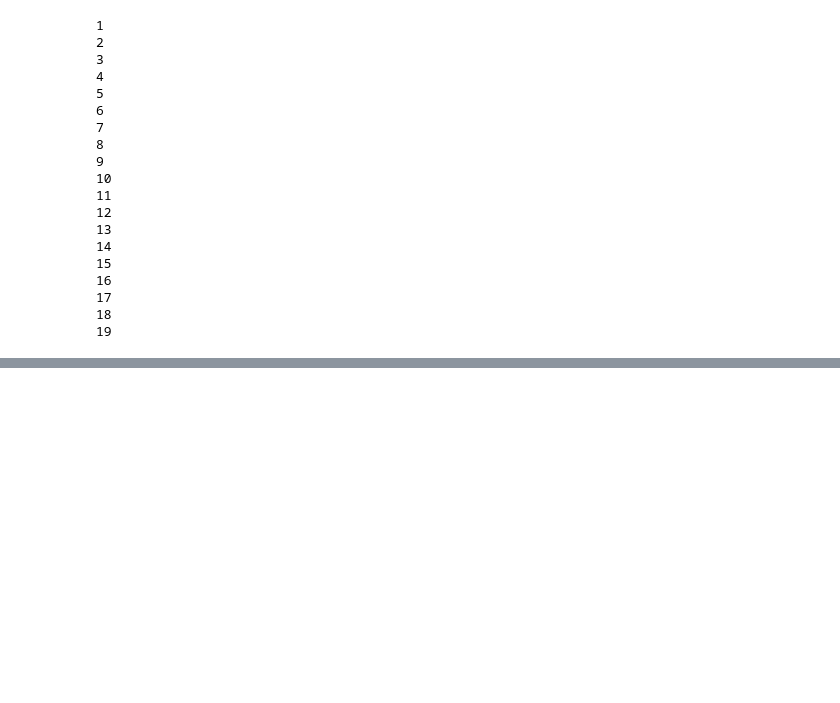
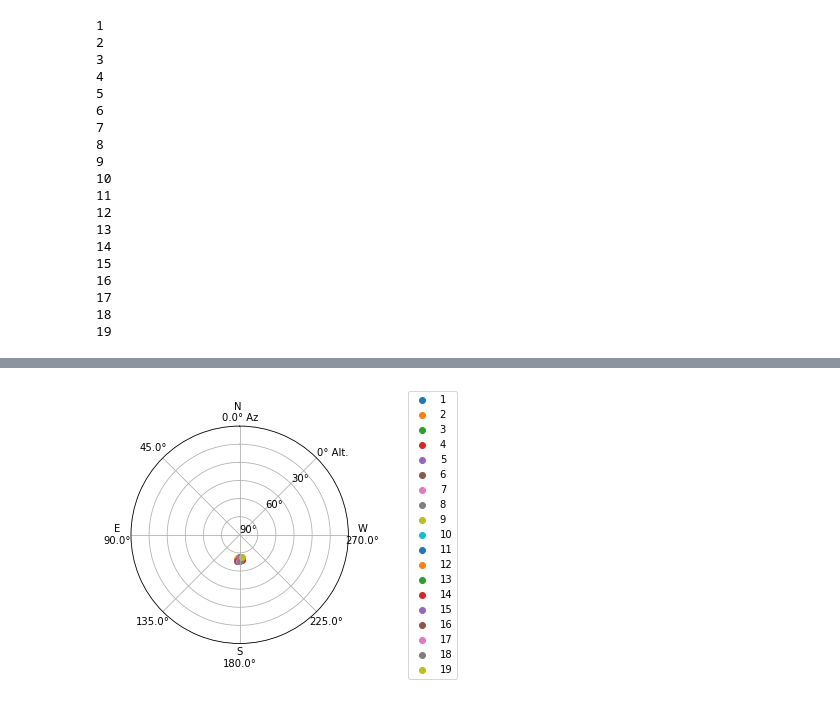
Before and after one commit to Iburelli/Divergent-Pointing, a Jupyter notebook: divtel/North_layout_test.ipynb, the cells around one changed output, grey strips where cells are left out. Cells and saved outputs as stored; diff of their text form; code cells hidden in the pictures; blank space fills up the shorter version.

Commit message:
Updated skymap

```diff
--- a/divtel/North_layout_test.ipynb
+++ b/divtel/North_layout_test.ipynb
@@ -230,0 +264,22 @@ plt.show()
+# %%
+#SKYMAP
+from astroplan.plots import plot_sky
+from astroplan import FixedTarget
+from astroplan import Observer
+
+for ii, tel in enumerate(icrs_point, 1):
+    #print(tel.ra)
+    point = SkyCoord(ra=tel.ra, dec=tel.dec)
+    target = FixedTarget(coord=point, name=ii)
+    #print(target.coord)
+    location = EarthLocation.of_site('Roque de los Muchachos')
+    observer = Observer(location=location, name="Roque")
+    observe_time = Time('2013-11-01T03:00')
+    plot_sky(target, observer, observe_time)
+
+plt.legend(loc='center left', bbox_to_anchor=(1.25, 0.5))
+plt.savefig("astroplan.png")
+
+plt.show()
+# %% [output]
+[figure, added]
```
Also changed, not shown: parts of 11 cells of this notebook.
